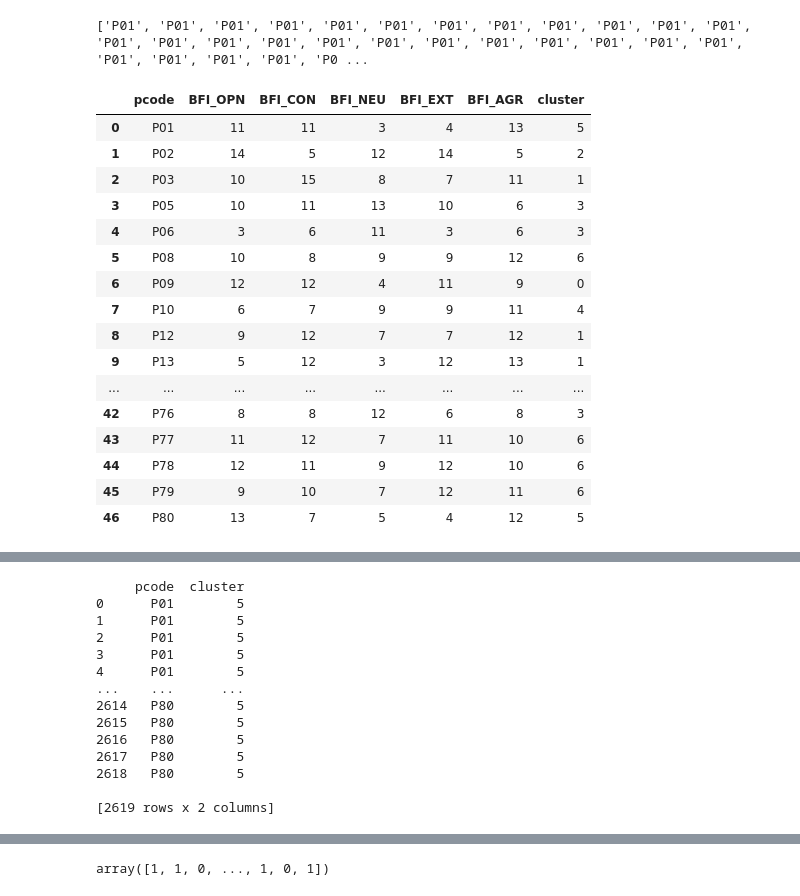
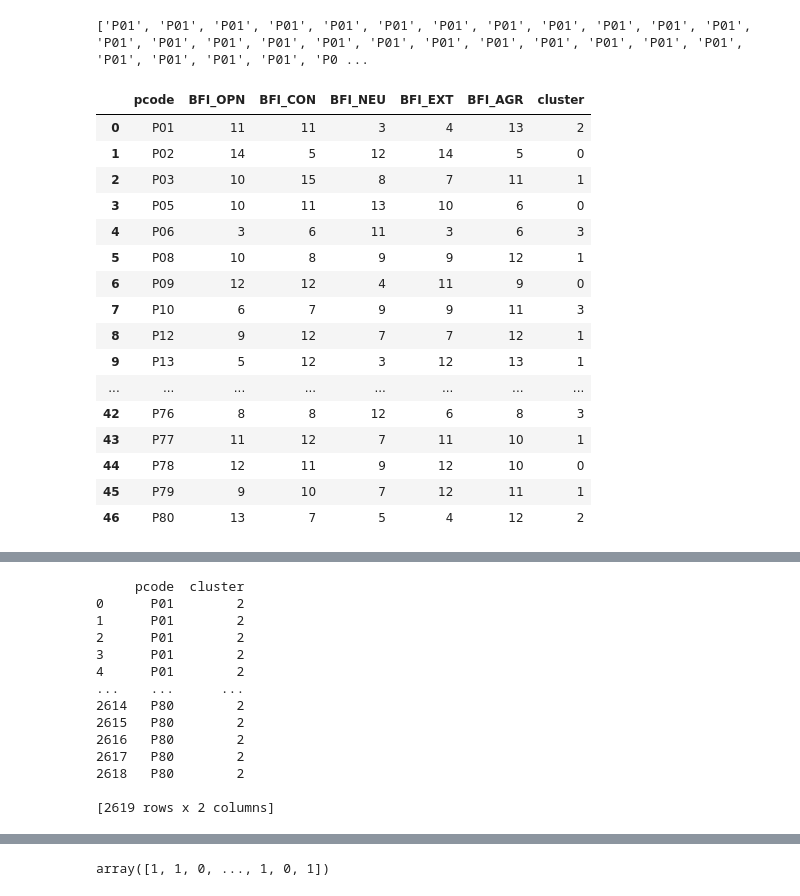
Before and after one commit to SteinPanyu/IndependentReproducibility_MTL, a Jupyter notebook: Data_Processing_D1/Kfold_Logo.ipynb, the cells around one changed output, grey strips where cells are left out. Cells and saved outputs as stored; diff of their text form; code cells hidden in the pictures.

```diff
--- a/Data_Processing_D1/Logo.ipynb
+++ b/Data_Processing_D1/Kfold_Logo.ipynb
@@ -207,26 +207,26 @@ print(list(groups))
 # %% [output]
 ['P01', 'P01', 'P01', 'P01', 'P01', 'P01', 'P01', 'P01', 'P01', 'P01', 'P01', 'P01', 'P01', 'P01', 'P01', 'P01', 'P01', 'P01', 'P01', 'P01', 'P01', 'P01', 'P01', 'P01', 'P01', 'P01', 'P01', 'P01', 'P0 ...
 # %%
-similar_user = pd.read_csv(os.path.join(PATH_INTERMEDIATE,  'similar_user.csv'))
+similar_user = pd.read_csv(os.path.join(PATH_INTERMEDIATE,  'similar_user_60_4.csv'))
 similar_user
 # %% [output]
 |  | pcode | BFI_OPN | BFI_CON | BFI_NEU | BFI_EXT | BFI_AGR | cluster |
-| 0 | P01 | 11 | 11 | 3 | 4 | 13 | 5 |
-| 1 | P02 | 14 | 5 | 12 | 14 | 5 | 2 |
+| 0 | P01 | 11 | 11 | 3 | 4 | 13 | 2 |
+| 1 | P02 | 14 | 5 | 12 | 14 | 5 | 0 |
 | 2 | P03 | 10 | 15 | 8 | 7 | 11 | 1 |
-| 3 | P05 | 10 | 11 | 13 | 10 | 6 | 3 |
+| 3 | P05 | 10 | 11 | 13 | 10 | 6 | 0 |
 | 4 | P06 | 3 | 6 | 11 | 3 | 6 | 3 |
-| 5 | P08 | 10 | 8 | 9 | 9 | 12 | 6 |
+| 5 | P08 | 10 | 8 | 9 | 9 | 12 | 1 |
 | 6 | P09 | 12 | 12 | 4 | 11 | 9 | 0 |
-| 7 | P10 | 6 | 7 | 9 | 9 | 11 | 4 |
+| 7 | P10 | 6 | 7 | 9 | 9 | 11 | 3 |
 | 8 | P12 | 9 | 12 | 7 | 7 | 12 | 1 |
 | 9 | P13 | 5 | 12 | 3 | 12 | 13 | 1 |
 | ... | ... | ... | ... | ... | ... | ... | ... |
 | 42 | P76 | 8 | 8 | 12 | 6 | 8 | 3 |
-| 43 | P77 | 11 | 12 | 7 | 11 | 10 | 6 |
-| 44 | P78 | 12 | 11 | 9 | 12 | 10 | 6 |
-| 45 | P79 | 9 | 10 | 7 | 12 | 11 | 6 |
-| 46 | P80 | 13 | 7 | 5 | 4 | 12 | 5 |
+| 43 | P77 | 11 | 12 | 7 | 11 | 10 | 1 |
+| 44 | P78 | 12 | 11 | 9 | 12 | 10 | 0 |
+| 45 | P79 | 9 | 10 | 7 | 12 | 11 | 1 |
+| 46 | P80 | 13 | 7 | 5 | 4 | 12 | 2 |
 # %%
 feat_current = X.loc[:,[('#VAL' in str(x)) or ('ESM#LastLabel' in str(x)) for x in X.keys()]]
 feat_dsc = X.loc[:,[('#DSC' in str(x))  for x in X.keys()]]
@@ -284,17 +284,17 @@ groups_df['cluster'] = groups_df['pcode'].map(cluster_map)
 print(groups_df)
 # %% [output]
      pcode  cluster
-0      P01        5
-1      P01        5
-2      P01        5
-3      P01        5
-4      P01        5
+0      P01        2
+1      P01        2
+2      P01        2
+3      P01        2
+4      P01        2
 ...    ...      ...
-2614   P80        5
-2615   P80        5
-2616   P80        5
-2617   P80        5
-2618   P80        5
+2614   P80        2
+2615   P80        2
+2616   P80        2
+2617   P80        2
+2618   P80        2
 
 [2619 rows x 2 columns]
 # %%
```
Also changed, not shown: parts of 9 cells of this notebook, 47 other files.
